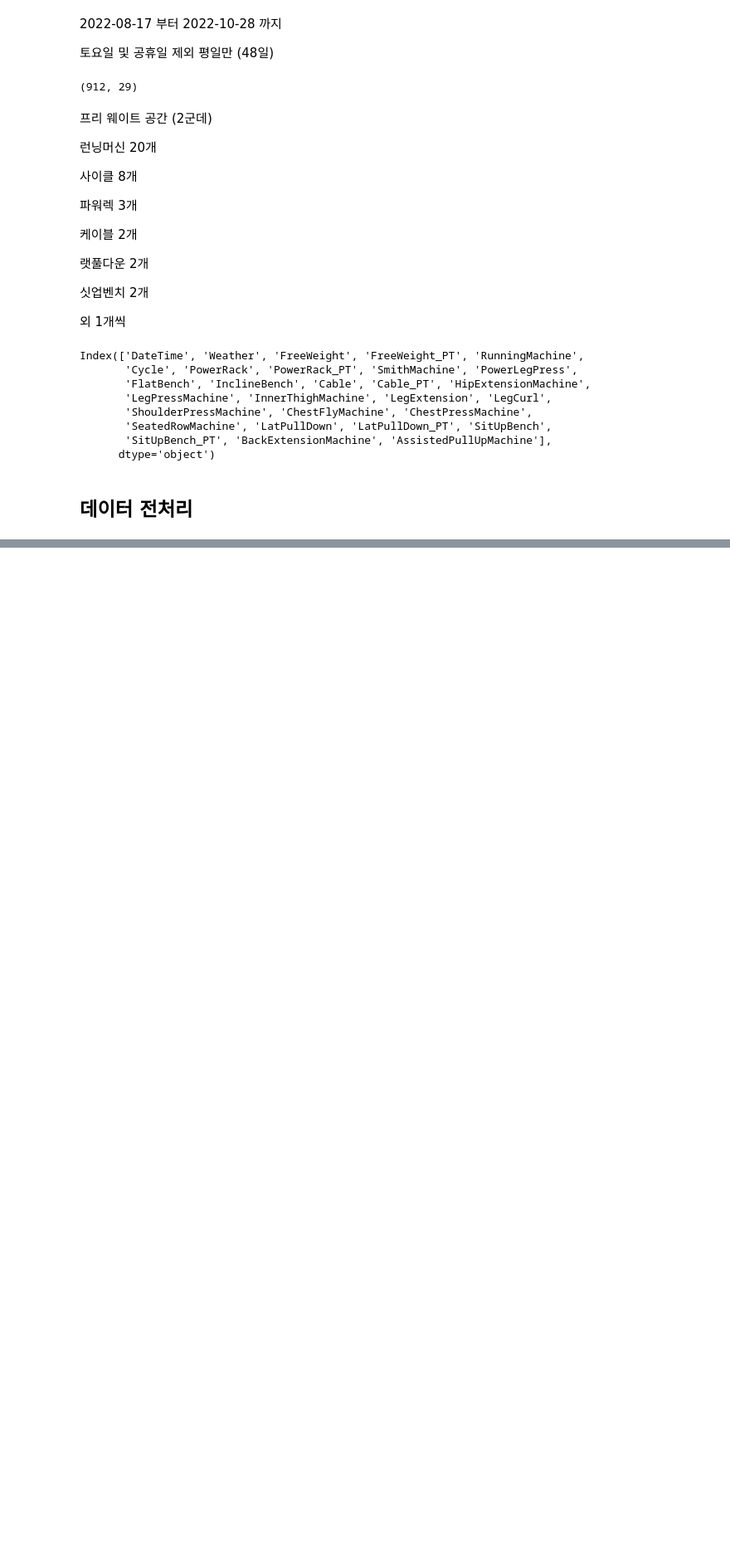
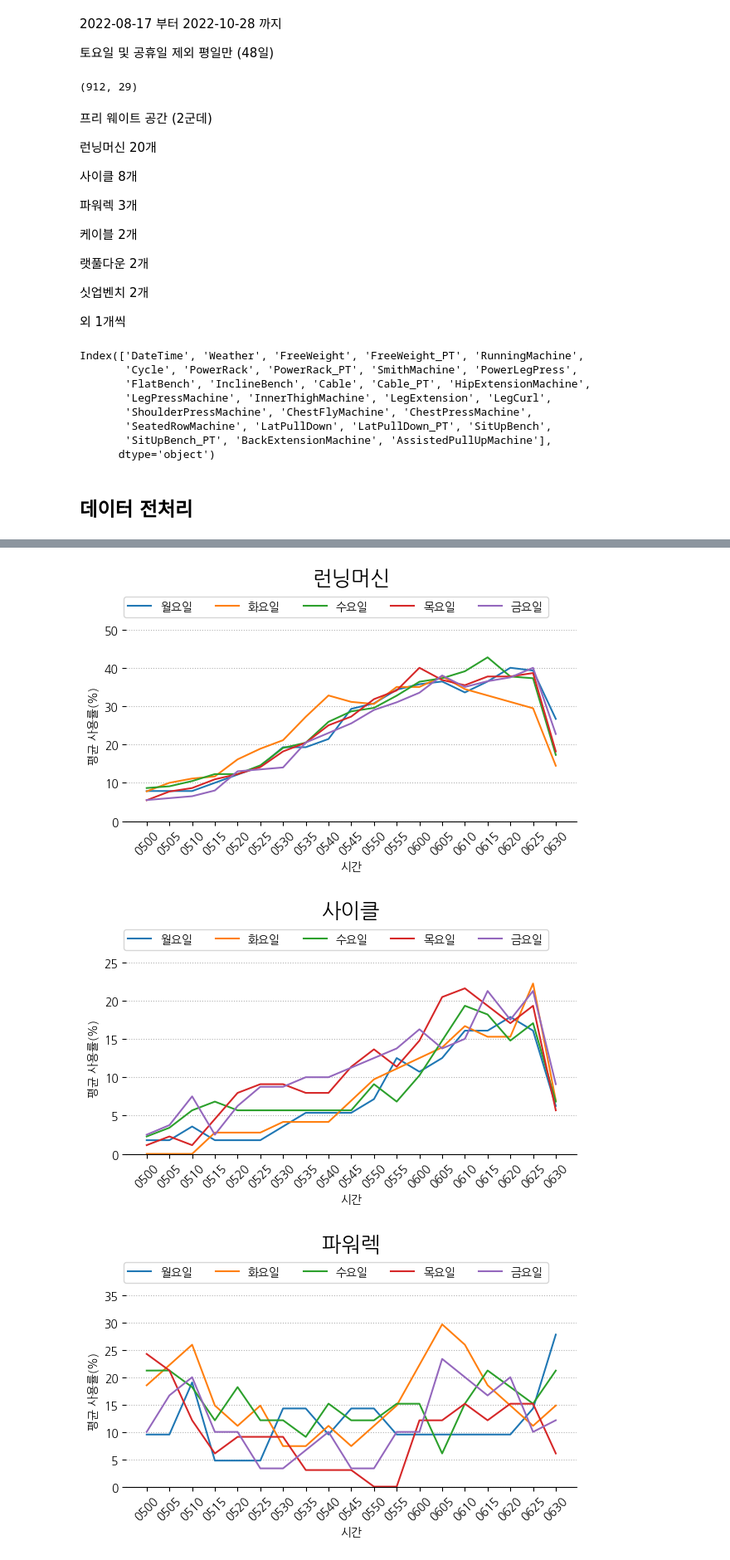
Before and after one commit to mintaewon/project_gym, a Jupyter notebook: analysis/EDA.ipynb, the cells around one changed output, grey strips where cells are left out. Shown at 83% size. Drawn from its saved outputs; the diff is of its cells as text; code cells hidden in the pictures; blank space fills up the shorter version.

```diff
--- a/analysis/EDA.ipynb
+++ b/analysis/EDA.ipynb
@@ -145,0 +252,39 @@ plt.show()
+# %%
+def weekDrawPlot(x):
+    fig, ax= plt.subplots(figsize=(7,3))
+
+    ax.spines['left'].set_visible(False)
+    ax.spines['right'].set_visible(False)
+    ax.spines['top'].set_visible(False)
+
+    DOW = {'Monday':'월요일', 'Tuesday':'화요일', 'Wednesday':'수요일','Thursday':'목요일','Friday':'금요일'}
+    for i in DOW:
+        df[df['요일']==i].groupby('idx')[x].mean().plot(ax=ax, label=DOW[i])
+
+    ax.set_ylim(0,)
+
+    ax.set_title(f'{x}', y=1.2, fontsize=18)
+    ax.set_ylabel('평균 사용률(%)')
+    ax.set_xlabel('시간')
+
+    ax.set_xticks(list(range(19)))
+    xticks = ['0500','0505','0510','0515','0520','0525','0530','0535','0540','0545','0550','0555','0600','0605','0610','0615','0620','0625','0630']
+    ax.set_xticklabels(xticks, rotation=45)
+
+    # ax.set_yticks(list(range(0,19,2)))
+    yticks = ax.get_yticks()
+    ax.set_yticks(yticks)
+    ax.set_yticklabels([int(i*100) for i in yticks])
+
+    ax.grid(axis='y', linestyle=':', which='major')
+
+    ax.legend(ncol=5, bbox_to_anchor=(0.95,1.2))
+
+    plt.show()
+# %%
+for i in equipments:
+    weekDrawPlot(i)
+# %% [output]
+[figure, added]
+[figure, added]
+[figure, added]
```
Also changed, not shown: parts of 19 cells of this notebook.
